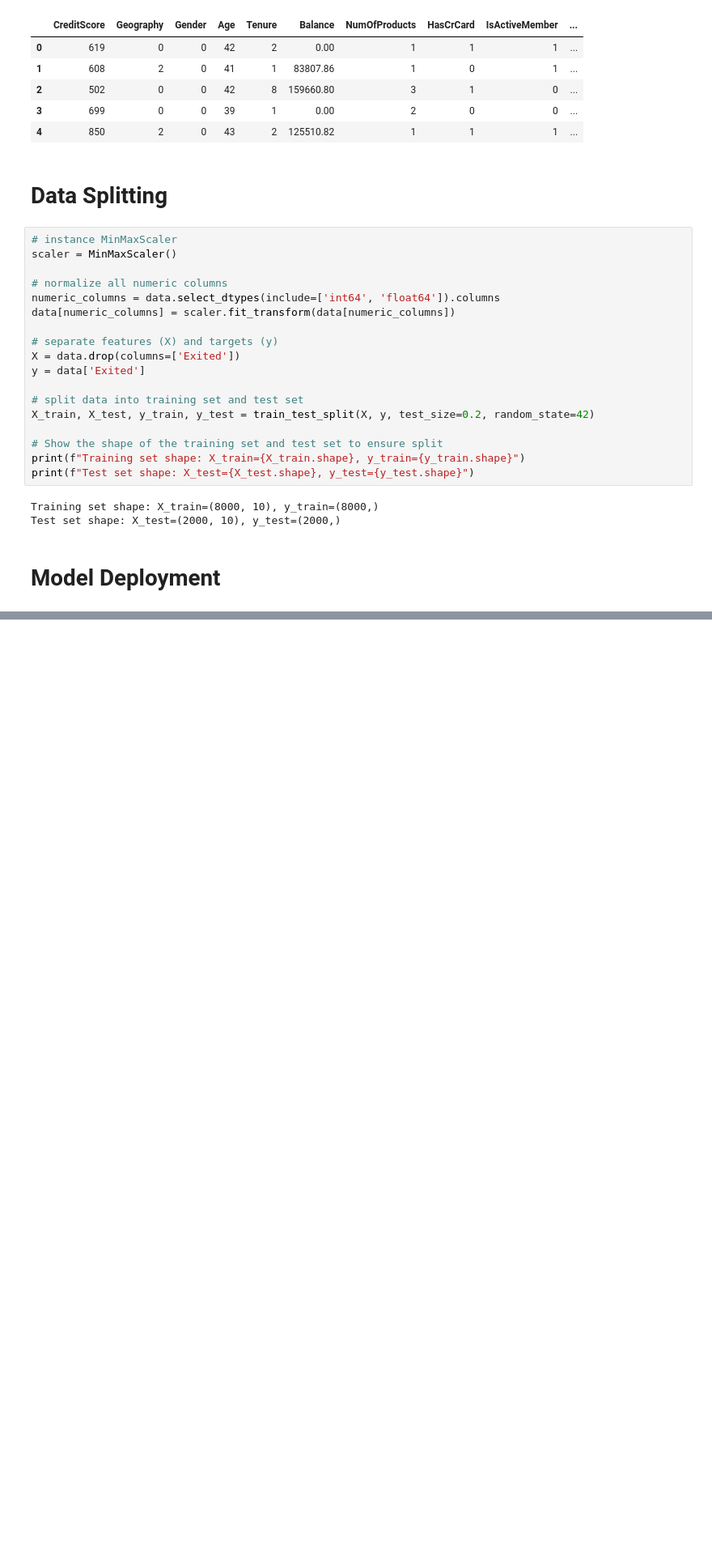
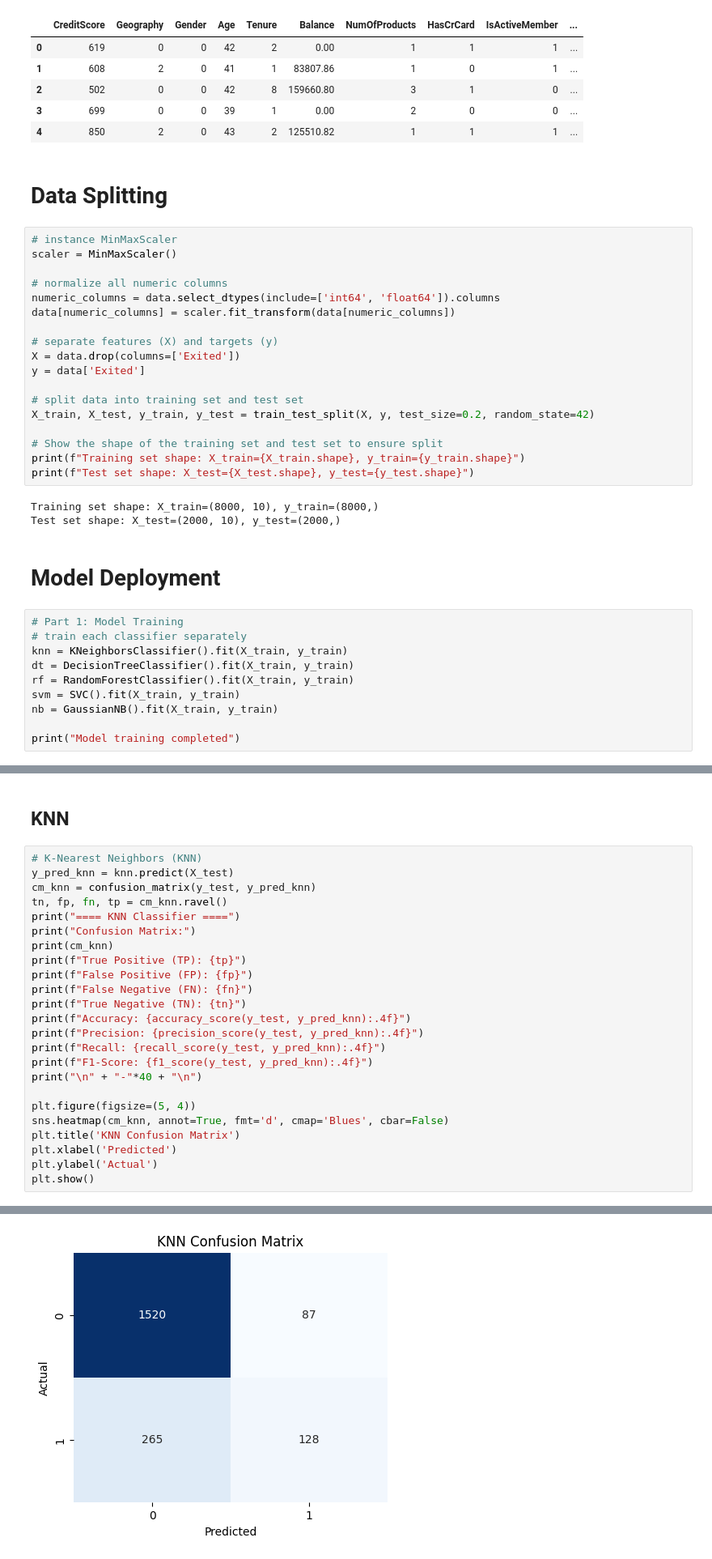
Before and after one commit to ai-azz/customer-churn-classification, a Jupyter notebook: customer churn-binary classification.ipynb, the cells around one changed output, grey strips where cells are left out. Shown at 81% size. Cells and saved outputs as stored; diff of their text form; blank space fills up the shorter version.

Commit message:
model eval

```diff
--- a/customer churn-binary classification.ipynb
+++ b/customer churn-binary classification.ipynb
@@ -289,3 +289,13 @@ Training set shape: X_train=(8000, 10), y_train=(8000,)
 Test set shape: X_test=(2000, 10), y_test=(2000,)
 # %% [markdown]
 # **Model Deployment**
+# %%
+# Part 1: Model Training
+# train each classifier separately
+knn = KNeighborsClassifier().fit(X_train, y_train)
+dt = DecisionTreeClassifier().fit(X_train, y_train)
+rf = RandomForestClassifier().fit(X_train, y_train)
+svm = SVC().fit(X_train, y_train)
+nb = GaussianNB().fit(X_train, y_train)
+
+print("Model training completed")
@@ -291,0 +306,27 @@ Test set shape: X_test=(2000, 10), y_test=(2000,)
+# %% [markdown]
+## **KNN**
+# %%
+# K-Nearest Neighbors (KNN)
+y_pred_knn = knn.predict(X_test)
+cm_knn = confusion_matrix(y_test, y_pred_knn)
+tn, fp, fn, tp = cm_knn.ravel()
+print("==== KNN Classifier ====")
+print("Confusion Matrix:")
+print(cm_knn)
+print(f"True Positive (TP): {tp}")
+print(f"False Positive (FP): {fp}")
+print(f"False Negative (FN): {fn}")
+print(f"True Negative (TN): {tn}")
+print(f"Accuracy: {accuracy_score(y_test, y_pred_knn):.4f}")
+print(f"Precision: {precision_score(y_test, y_pred_knn):.4f}")
+print(f"Recall: {recall_score(y_test, y_pred_knn):.4f}")
+print(f"F1-Score: {f1_score(y_test, y_pred_knn):.4f}")
+print("\n" + "-"*40 + "\n")
+
+plt.figure(figsize=(5, 4))
+sns.heatmap(cm_knn, annot=True, fmt='d', cmap='Blues', cbar=False)
+plt.title('KNN Confusion Matrix')
+plt.xlabel('Predicted')
+plt.ylabel('Actual')
+plt.show()
+# %% [output]
@@ -291,0 +347 @@ Test set shape: X_test=(2000, 10), y_test=(2000,)
+[figure, added]
```
Also changed, not shown: parts of 13 cells of this notebook.
